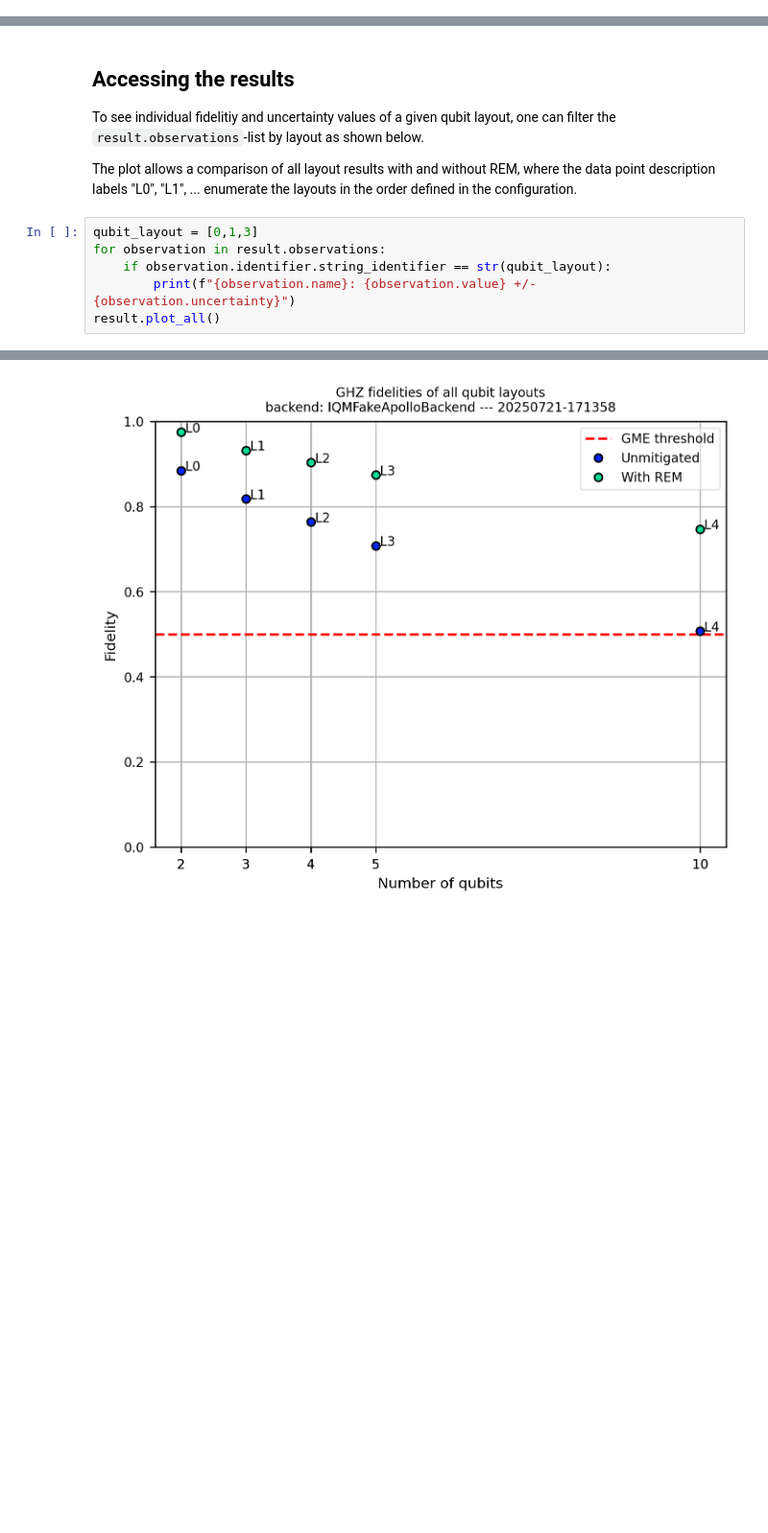
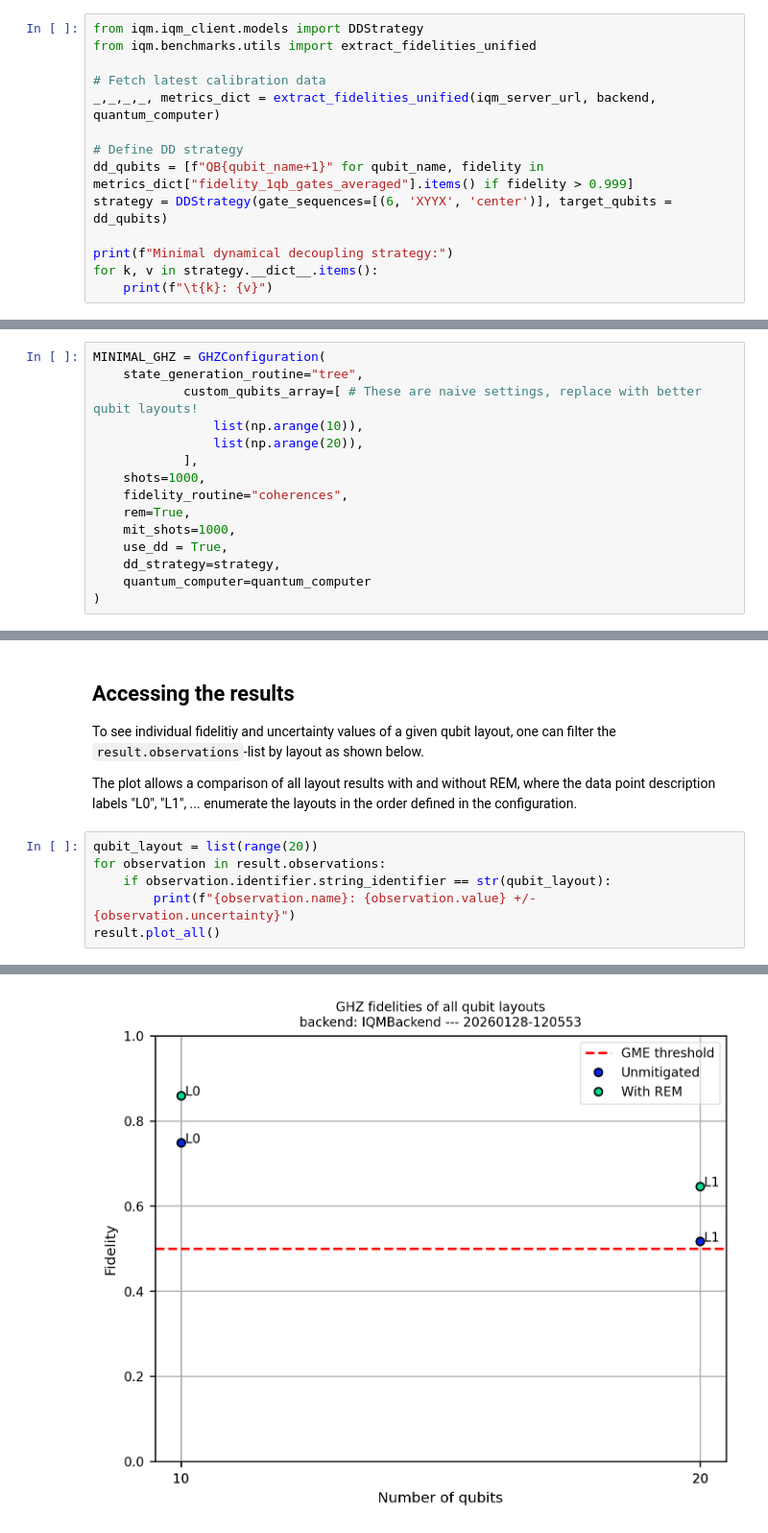
Before and after one commit to iqm-finland/iqm-benchmarks, a Jupyter notebook: docs/examples/example_ghz.ipynb, the cells around one changed output, grey strips where cells are left out. Shown at 96% size. Saved outputs shown, nothing was run; the diff lists cells and outputs as text; blank space fills up the shorter version.

Commit message:
Added quantum_computer to global Configuration parameters; Updated GHZ example notebook

```diff
--- a/docs/examples/example_ghz.ipynb
+++ b/docs/examples/example_ghz.ipynb
@@ -77,0 +39,14 @@ Check if access token environment variable is set: True
+# %%
+from iqm.iqm_client.models import DDStrategy
+from iqm.benchmarks.utils import extract_fidelities_unified
+
+# Fetch latest calibration data
+_,_,_,_, metrics_dict = extract_fidelities_unified(iqm_server_url, backend, quantum_computer)
+
+# Define DD strategy
+dd_qubits = [f"QB{qubit_name+1}" for qubit_name, fidelity in metrics_dict["fidelity_1qb_gates_averaged"].items() if fidelity > 0.999]
+strategy = DDStrategy(gate_sequences=[(6, 'XYYX', 'center')], target_qubits = dd_qubits)
+
+print(f"Minimal dynamical decoupling strategy:")
+for k, v in strategy.__dict__.items():
+    print(f"\t{k}: {v}")
@@ -77,0 +69,15 @@ Check if access token environment variable is set: True
+# %%
+MINIMAL_GHZ = GHZConfiguration(
+    state_generation_routine="tree",
+            custom_qubits_array=[ # These are naive settings, replace with better qubit layouts!
+                list(np.arange(10)),
+                list(np.arange(20)),
+            ],
+    shots=1000,
+    fidelity_routine="coherences",
+    rem=True,
+    mit_shots=1000,
+    use_dd = True,
+    dd_strategy=strategy,
+    quantum_computer=quantum_computer
+)
@@ -106,7 +140,7 @@ To see individual fidelitiy and uncertainty values of a given qubit layout, one
 
 The plot allows a comparison of all layout results with and without REM, where the data point description labels "L0", "L1", ... enumerate the layouts in the order defined in the configuration.
 # %%
-qubit_layout = [0,1,3]
+qubit_layout = list(range(20))
 for observation in result.observations:
     if observation.identifier.string_identifier == str(qubit_layout):
         print(f"{observation.name}: {observation.value} +/- {observation.uncertainty}")
@@ -115 +151 @@ result.plot_all()
-[figure, old version]
+[figure, new version]
```
Also changed, not shown: parts of 13 cells of this notebook, 4 other files.
